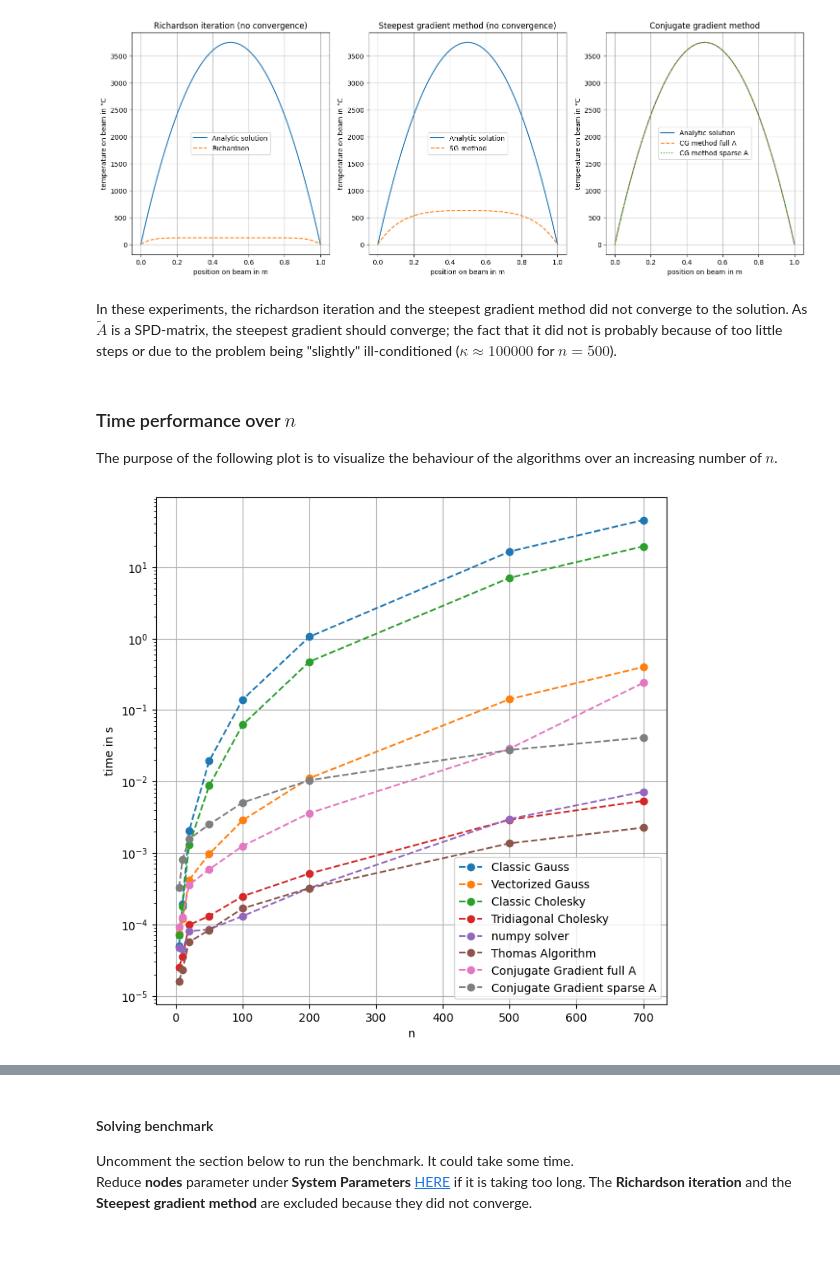
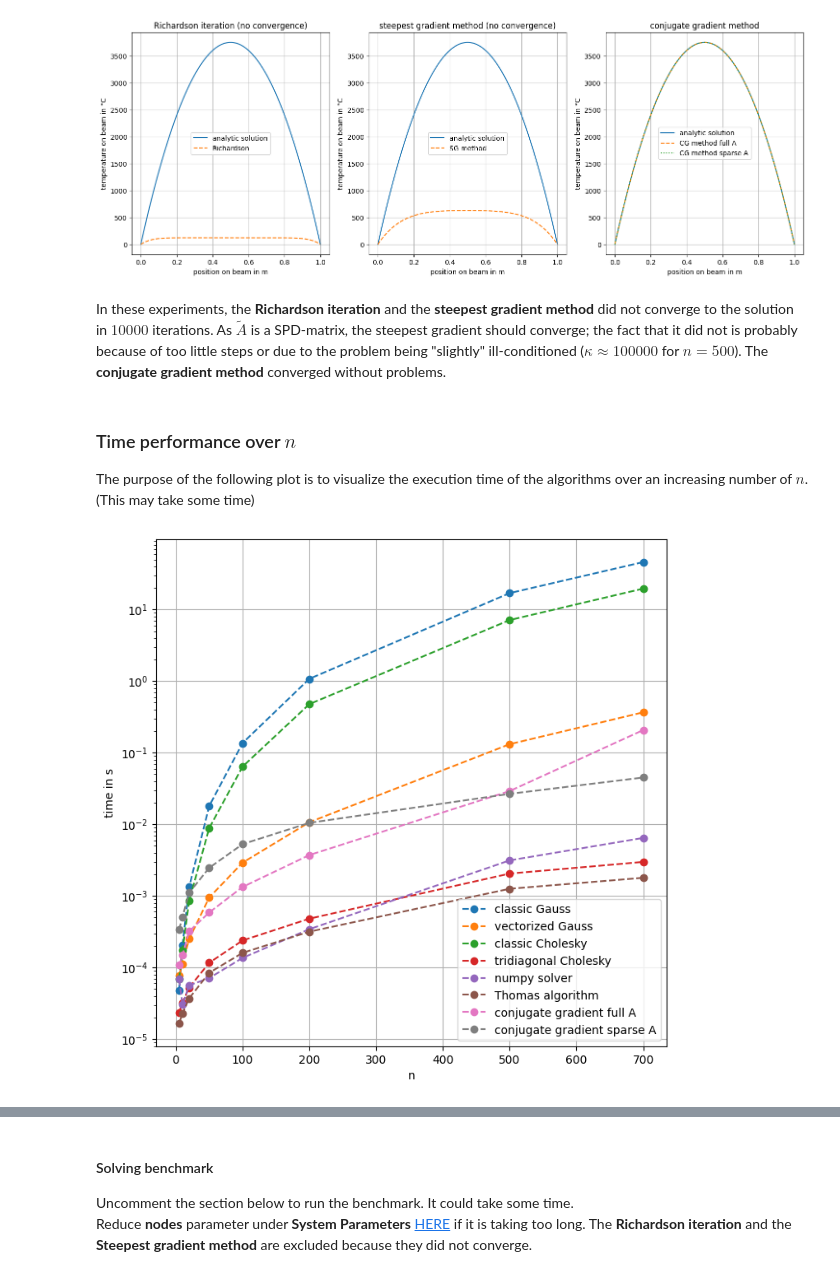
Before and after one commit to ajayhanssen/ThermalBar, a Jupyter notebook: thermalBar.ipynb, the cells around one changed output, grey strips where cells are left out. Saved outputs shown, nothing was run; the diff lists cells and outputs as text; code cells hidden in the pictures; blank space fills up the shorter version.

```diff
--- a/thermalBar.ipynb
+++ b/thermalBar.ipynb
@@ -20,6 +22,7 @@ Q0 = 15 # J/m^2s
 lamb = 5 # J/°Cms
 Across = 1e-4 # m^2
 l = 1 # m
+x = np.linspace(0, l, nodes)
 # %% [markdown]
 ### Analytical Function of $T$
 To be able to compare the results of the solvers to a ground truth, the analytical solution has also been implemented.
@@ -27,7 +30,6 @@ To be able to compare the results of the solvers to a ground truth, the analytic
 def T(x):
     return -Q0/(2*lamb*Across)*x**2 + Q0/(2*lamb*Across)*x
 
-x = np.linspace(0, 1, nodes)
 T_analytic = T(x)
 # %% [markdown]
 ### System of equations: finite difference method
@@ -402,10 +408,10 @@ Richardson did not converge!
 Steepest Gradient did not converge!
 [figure]
 # %% [markdown]
-In these experiments, the richardson iteration and the steepest gradient method did not converge to the solution. As $\utilde{A}$ is a SPD-matrix, the steepest gradient should converge; the fact that it did not is probably because of too little steps or due to the problem being "slightly" ill-conditioned ($\kappa\approx 100000$ for $n=500$).
+In these experiments, the **Richardson iteration** and the **steepest gradient method** did not converge to the solution in $10000$ iterations. As $\utilde{A}$ is a SPD-matrix, the steepest gradient should converge; the fact that it did not is probably because of too little steps or due to the problem being "slightly" ill-conditioned ($\kappa\approx 100000$ for $n=500$). The **conjugate gradient method** converged without problems.
 # %% [markdown]
 ### Time performance over $n$
-The purpose of the following plot is to visualize the behaviour of the algorithms over an increasing number of $n$.
+The purpose of the following plot is to visualize the execution time of the algorithms over an increasing number of $n$. (This may take some time)
 # %%
 ns = [5, 10, 20, 50, 100, 200, 500, 700]
 t_cls_gauss, t_vec_gauss, t_cls_chol, t_trid_chol, t_numpy, t_thomas, t_cg, t_cg_sparse = [], [], [], [], [], [], [], []
@@ -423,20 +429,20 @@ for en in ns:
     t_cg_sparse.append(timeit.timeit(stmt=lambda: conjugate_gradient(spAn, bn, np.zeros_like(bn), 10000), number=1))
 # %%
 fig, ax = plt.subplots(1, 1, figsize=(8,8))
-ax.semilogy(ns, t_cls_gauss, label="Classic Gauss", linestyle="--", marker="o")
-ax.semilogy(ns, t_vec_gauss, label="Vectorized Gauss", linestyle="--", marker="o")
-ax.semilogy(ns, t_cls_chol, label="Classic Cholesky", linestyle="--", marker="o")
-ax.semilogy(ns, t_trid_chol, label="Tridiagonal Cholesky", linestyle="--", marker="o")
+ax.semilogy(ns, t_cls_gauss, label="classic Gauss", linestyle="--", marker="o")
+ax.semilogy(ns, t_vec_gauss, label="vectorized Gauss", linestyle="--", marker="o")
+ax.semilogy(ns, t_cls_chol, label="classic Cholesky", linestyle="--", marker="o")
+ax.semilogy(ns, t_trid_chol, label="tridiagonal Cholesky", linestyle="--", marker="o")
 ax.semilogy(ns, t_numpy, label="numpy solver", linestyle="--", marker="o")
-ax.semilogy(ns, t_thomas, label="Thomas Algorithm", linestyle="--", marker="o")
-ax.semilogy(ns, t_cg, label="Conjugate Gradient full A", linestyle="--", marker="o")
-ax.semilogy(ns, t_cg_sparse, label="Conjugate Gradient sparse A", linestyle="--", marker="o")
+ax.semilogy(ns, t_thomas, label="Thomas algorithm", linestyle="--", marker="o")
+ax.semilogy(ns, t_cg, label="conjugate gradient full A", linestyle="--", marker="o")
+ax.semilogy(ns, t_cg_sparse, label="conjugate gradient sparse A", linestyle="--", marker="o")
 ax.legend(loc="lower right")
 ax.set_ylabel("time in s")
 ax.set_xlabel("n")
 ax.grid()
 
 plt.show()
 # %% [output]
-[figure, old version]
+[figure, new version]
 # %% [markdown]
```
Also changed, not shown: parts of 16 cells of this notebook, 5 other files.
